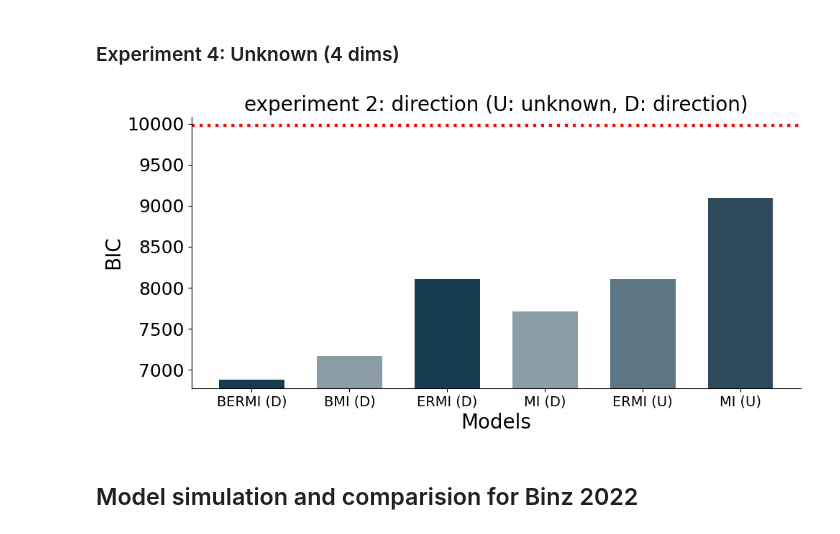
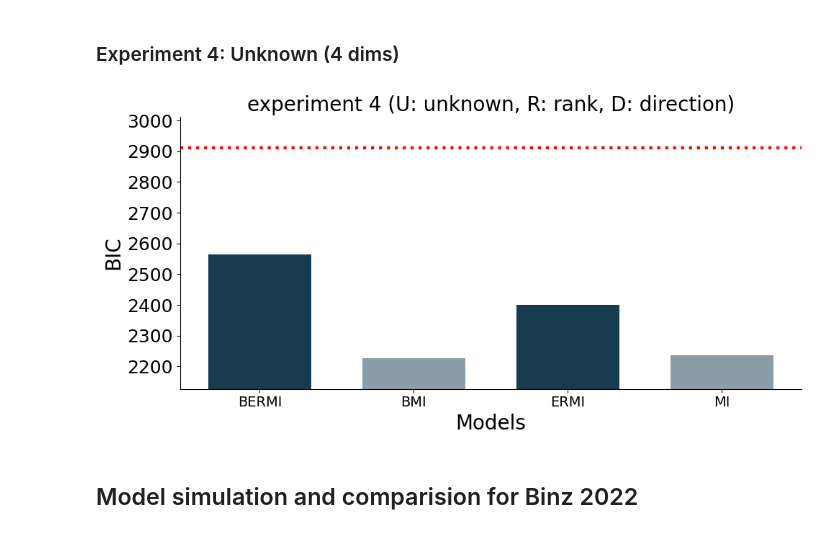
Before and after one commit to akjagadish/meta-learning-ecological-priors-from-llms, a Jupyter notebook: notebooks/figures.ipynb, the cells around one changed output. Drawn from its saved outputs; the diff is of its cells as text; code cells hidden in the pictures.

```diff
--- a/notebooks/figures.ipynb
+++ b/notebooks/figures.ipynb
@@ -611,10 +611,10 @@ random_bic = -2*np.log(0.5)*num_trials*num_participants
 # model_names = ['ERMI_L (Unkown)', 'MI_L (U)', 'ERMI_L (Direction)', 'MI_L (D)', 'MI_L_RNN', 'BMI_L_RNN', 'random']
 
 # bics = [bermi_paired_direction_bic, bmi_paired_direction_bic, ermi_paired_direction_bic, mi_paired_direction_bic, bermi_paired_ranked_bic, ermi_paired_ranked_bic, bmi_paired_ranked_bic, mi_paired_ranked_bic, ermi_paired_bic, mi_paired_bic, bmi_paired_bic, bermi_paired_bic]#, rnn_mi_bic, rnn_bmi_bic]# random_bic]
-bics = [ermi_paired_bic, mi_paired_bic, bmi_paired_bic, bermi_paired_bic]#, rnn_mi_bic, rnn_bmi_bic]# random_bic]
+bics = [bermi_paired_bic, bmi_paired_bic, ermi_paired_bic, mi_paired_bic]#, rnn_mi_bic, rnn_bmi_bic]# random_bic]
 
-MODELS = ['BERMI (D)', 'BMI (D)', 'ERMI (D)', 'MI (D)', 'ERMI (U)', 'MI (U)']#, 'MI_L_RNN', 'BMI_L_RNN']#, 'random']
-
+# MODELS = ['BERMI (D)', 'BMI (D)', 'ERMI (D)', 'MI (D)', 'ERMI (U)', 'MI (U)']#, 'MI_L_RNN', 'BMI_L_RNN']#, 'random']
+MODELS = ['BERMI', 'BMI', 'ERMI', 'MI']#, 'random']
 
 # bics = [ermi_bmi_bic, mi_bmi_bic,  bmi_bic, rnn_mi_bic]#, random_bic]
 # model_names = ['ERMI_BMI', 'MI_BMI',  'RNN_BMI', 'RNN_MI']#, 'random']
@@ -628,35 +628,35 @@ MODELS = ['BERMI (D)', 'BMI (D)', 'ERMI (D)', 'MI (D)', 'ERMI (U)', 'MI (U)']#,
 # plt.bar(MODELS, bics)
 # plt.hlines(xmin=-0.5, xmax=len(model_names)-0.5, y=random_bic, color='red')
 # plt.ylim(min(bics)-100, random_bic+100)
 # plt.ylabel('BIC')
 # plt.title('experiment 2: direction (U: unknown, D: direction)')
 # sns.despine()
 
 
 
 # set colors depending on number of models in MODELS
 colors = ['#173b4f', '#8b9da7', '#173b4f', '#8b9da7', '#5d7684', '#2f4a5a', '#0d2c3d', '#4d6a75', '#748995', '#a2c0a9', '#c4d9c2'][:len(bics)]
 FIGSIZE = (10,5)
 # compare mean BICS across models in a bar plot
 f, ax = plt.subplots(1, 1, figsize=FIGSIZE)
 bar_positions = np.arange(len(bics))*1.5
 ax.bar(bar_positions, np.array(bics), color=colors, width=1.)
 # add chance level line for 616 trials with binary choices
 # ax.axhline(y=-np.log(0.5)*num_trials*2, color='k', linestyle='--', lw=3)
 ax.set_xlabel('Models', fontsize=FONTSIZE)
 ax.set_ylabel('BIC', fontsize=FONTSIZE)
 ax.set_xticks(bar_positions)  # Set x-tick positions to bar_positions
 ax.set_xticklabels(MODELS, fontsize=FONTSIZE-6)  # Assign category names to x-tick labels
-ax.set_title(f'experiment 2: direction (U: unknown, D: direction)', fontsize=FONTSIZE)
+ax.set_title(f'experiment {experiment_id} (U: unknown, R: rank, D: direction)', fontsize=FONTSIZE)
 ax.axhline(y=random_bic, color='red', linestyle='dotted', lw=3)
 # plt.xticks(fontsize=FONTSIZE-2)
 plt.yticks(fontsize=FONTSIZE-2)
 plt.ylim(min(bics)-100, random_bic+100)
 sns.despine()
 f.tight_layout()
 plt.show()
 # %% [output]
-[figure, old version]
+[figure, new version]
 # %% [markdown]
 ## Model simulation and comparision for Binz 2022
 # %% [markdown]
```
Also changed, not shown: 1 other file.
